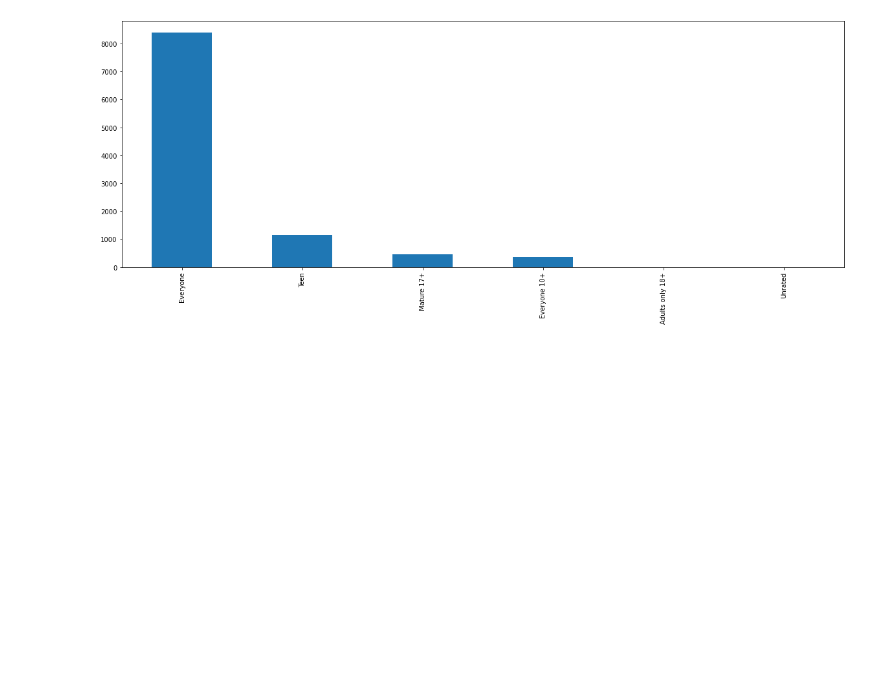
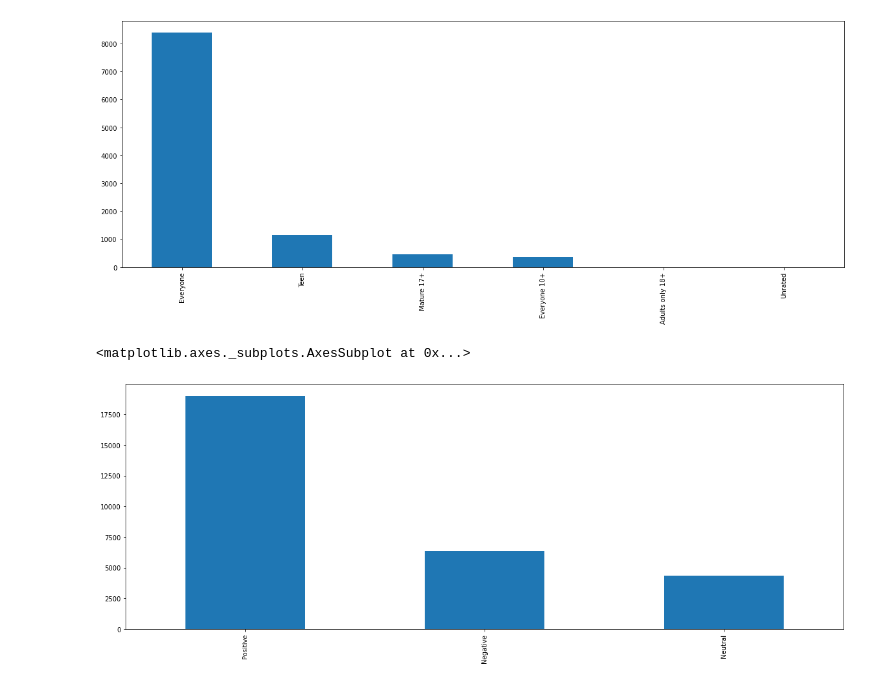
Before and after one commit to prashantmiracle/Play-Store-App-Review-Analysis, a Jupyter notebook: Play Store App Review Analysis - Capstone Project.ipynb, the cells around one changed output. Saved outputs shown, nothing was run; the diff lists cells and outputs as text; code cells hidden in the pictures; blank space fills up the shorter version.

```diff
--- a/Play Store App Review Analysis - Capstone Project.ipynb
+++ b/Play Store App Review Analysis - Capstone Project.ipynb
@@ -617,3 +616,11 @@ df1['Content Rating'].value_counts().plot(kind='bar',stacked=False, figsize=(20,
 # %% [output]
 <matplotlib.axes._subplots.AxesSubplot at 0x...>
 [figure]
+# %%
+#J. Type of sentiments users prefer to give(Review dataset)
+# it is clear that most of the sentiments are positive.
+
+df2.Sentiment.value_counts().plot(kind='bar',stacked=False, figsize=(20,7))
+# %% [output]
+<matplotlib.axes._subplots.AxesSubplot at 0x...>
+[figure, added]
```
Also changed, not shown: parts of 3 cells of this notebook.
